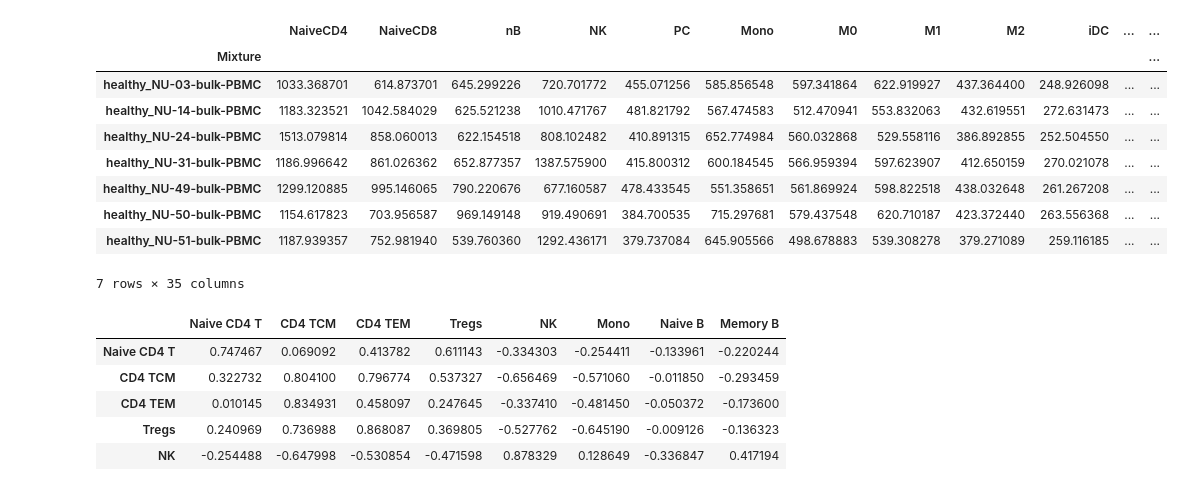
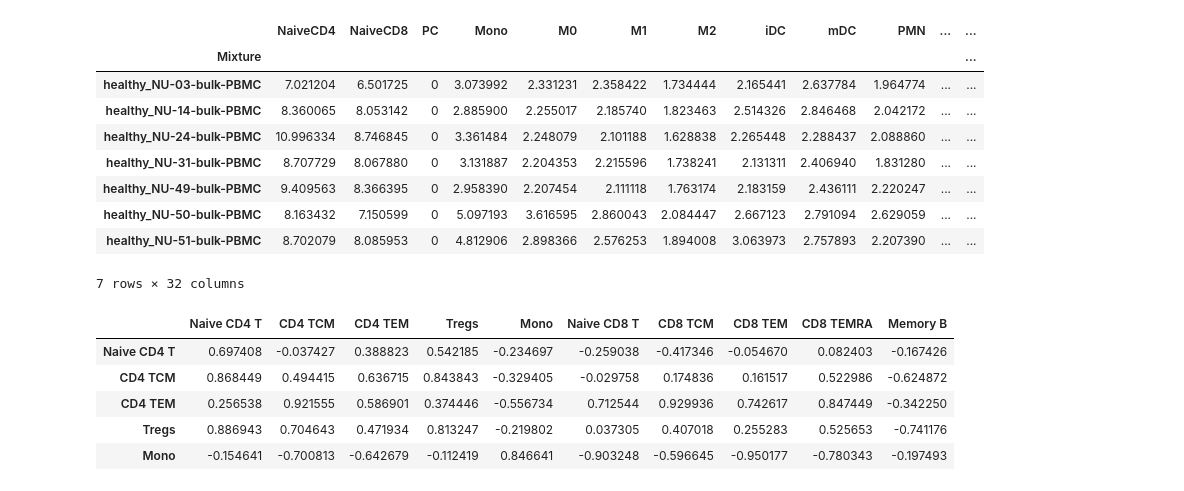
Before and after one commit to Irfanwustl/Research_code, a Jupyter notebook: Bilge/crosscorrelation/cell_correlation_irf.ipynb, the cells around one changed output. Saved outputs shown, nothing was run; the diff lists cells and outputs as text; code cells hidden in the pictures.

```diff
--- a/Bilge/crosscorrelation/cell_correlation_irf.ipynb
+++ b/Bilge/crosscorrelation/cell_correlation_irf.ipynb
@@ -5,27 +5,27 @@ import seaborn as sns
 import numpy as np
 from scipy.stats.mstats import pearsonr, spearmanr
 # %%
-file = '/Users/irffanalahi/Research/Research_update/SoftRD/largerEXP/BL22_tiered_rankedidea/Allct/perctcorr/cross_correlation/try1_flow/ranked_v1_top500'
+file = '/Users/irffanalahi/Research/Research_update/SoftRD/largerEXP/BL22_tiered_rankedidea/cellular_fraction/perctcorr/maxscore_relative/flexible_cross_correlation/Previous_method_TieredV1_NOPC_toy.txt'
 #Cytof
-#orderedcells=['NaiveCD4','cm4', 'em4','Tregs','NK','Mono','NaiveCD8','cm8','em8','ed8', 'nB','mB']
+orderedcells=['NaiveCD4','cm4', 'em4','Tregs','NK','Mono','NaiveCD8','cm8','em8','ed8', 'nB','mB']
 
 #Flow
-orderedcells=['NaiveCD4','cm4', 'em4','Tregs','NK','Mono', 'nB','mB']
+#orderedcells=['NaiveCD4','cm4', 'em4','Tregs','NK','Mono', 'nB','mB']
 data = pd.read_csv(file, sep='\t', index_col=0)
 df = pd.DataFrame(data)
 
 df
 # %% [output]
-|  | NaiveCD4 | NaiveCD8 | nB | NK | PC | Mono | M0 | M1 | M2 | iDC | ... | ... |
+|  | NaiveCD4 | NaiveCD8 | PC | Mono | M0 | M1 | M2 | iDC | mDC | PMN | ... | ... |
 | Mixture |  |  |  |  |  |  |  |  |  |  |  | ... |
-| healthy_NU-03-bulk-PBMC | 1033.368701 | 614.873701 | 645.299226 | 720.701772 | 455.071256 | 585.856548 | 597.341864 | 622.919927 | 437.364400 | 248.926098 | ... | ... |
-| healthy_NU-14-bulk-PBMC | 1183.323521 | 1042.584029 | 625.521238 | 1010.471767 | 481.821792 | 567.474583 | 512.470941 | 553.832063 | 432.619551 | 272.631473 | ... | ... |
-| healthy_NU-24-bulk-PBMC | 1513.079814 | 858.060013 | 622.154518 | 808.102482 | 410.891315 | 652.774984 | 560.032868 | 529.558116 | 386.892855 | 252.504550 | ... | ... |
-| healthy_NU-31-bulk-PBMC | 1186.996642 | 861.026362 | 652.877357 | 1387.575900 | 415.800312 | 600.184545 | 566.959394 | 597.623907 | 412.650159 | 270.021078 | ... | ... |
-| healthy_NU-49-bulk-PBMC | 1299.120885 | 995.146065 | 790.220676 | 677.160587 | 478.433545 | 551.358651 | 561.869924 | 598.822518 | 438.032648 | 261.267208 | ... | ... |
-| healthy_NU-50-bulk-PBMC | 1154.617823 | 703.956587 | 969.149148 | 919.490691 | 384.700535 | 715.297681 | 579.437548 | 620.710187 | 423.372440 | 263.556368 | ... | ... |
-| healthy_NU-51-bulk-PBMC | 1187.939357 | 752.981940 | 539.760360 | 1292.436171 | 379.737084 | 645.905566 | 498.678883 | 539.308278 | 379.271089 | 259.116185 | ... | ... |
+| healthy_NU-03-bulk-PBMC | 7.021204 | 6.501725 | 0 | 3.073992 | 2.331231 | 2.358422 | 1.734444 | 2.165441 | 2.637784 | 1.964774 | ... | ... |
+| healthy_NU-14-bulk-PBMC | 8.360065 | 8.053142 | 0 | 2.885900 | 2.255017 | 2.185740 | 1.823463 | 2.514326 | 2.846468 | 2.042172 | ... | ... |
+| healthy_NU-24-bulk-PBMC | 10.996334 | 8.746845 | 0 | 3.361484 | 2.248079 | 2.101188 | 1.628838 | 2.265448 | 2.288437 | 2.088860 | ... | ... |
+| healthy_NU-31-bulk-PBMC | 8.707729 | 8.067880 | 0 | 3.131887 | 2.204353 | 2.215596 | 1.738241 | 2.131311 | 2.406940 | 1.831280 | ... | ... |
+| healthy_NU-49-bulk-PBMC | 9.409563 | 8.366395 | 0 | 2.958390 | 2.207454 | 2.111118 | 1.763174 | 2.183159 | 2.436111 | 2.220247 | ... | ... |
+| healthy_NU-50-bulk-PBMC | 8.163432 | 7.150599 | 0 | 5.097193 | 3.616595 | 2.860043 | 2.084447 | 2.667123 | 2.791094 | 2.629059 | ... | ... |
+| healthy_NU-51-bulk-PBMC | 8.702079 | 8.085953 | 0 | 4.812906 | 2.898366 | 2.576253 | 1.894008 | 3.063973 | 2.757893 | 2.207390 | ... | ... |
-7 rows × 35 columns
+7 rows × 32 columns
 # %%
 gt = []
 est = []
@@ -57,12 +61,13 @@ standardnamedict={"NaiveCD4": "Naive CD4 T", "NaiveCD8": "Naive CD8 T","CD4": "N
 # %%
+common_cells=intersection(orderedcells, df_pearson.columns)
+if len(common_cells)>0:
+    df_pearson=df_pearson.reindex(orderedcells).dropna(how='all')
+    df_pearson=df_pearson.reindex(orderedcells,axis=1).dropna(how='all', axis=1)
+
+    df_spearman=df_spearman.reindex(orderedcells).dropna(how='all')
+    df_spearman=df_spearman.reindex(orderedcells,axis=1).dropna(how='all', axis=1)
 
 
-
-df_pearson=df_pearson.reindex(orderedcells)
-df_pearson=df_pearson[orderedcells]
-
-df_spearman=df_spearman.reindex(orderedcells)
-df_spearman=df_spearman[orderedcells]
 
 
 
@@ -74,12 +79,12 @@ df_spearman.rename(index=standardnamedict,inplace=True)
 
 df_pearson.head()
 # %% [output]
-|  | Naive CD4 T | CD4 TCM | CD4 TEM | Tregs | NK | Mono | Naive B | Memory B |
-| Naive CD4 T | 0.747467 | 0.069092 | 0.413782 | 0.611143 | -0.334303 | -0.254411 | -0.133961 | -0.220244 |
-| CD4 TCM | 0.322732 | 0.804100 | 0.796774 | 0.537327 | -0.656469 | -0.571060 | -0.011850 | -0.293459 |
-| CD4 TEM | 0.010145 | 0.834931 | 0.458097 | 0.247645 | -0.337410 | -0.481450 | -0.050372 | -0.173600 |
-| Tregs | 0.240969 | 0.736988 | 0.868087 | 0.369805 | -0.527762 | -0.645190 | -0.009126 | -0.136323 |
-| NK | -0.254488 | -0.647998 | -0.530854 | -0.471598 | 0.878329 | 0.128649 | -0.336847 | 0.417194 |
+|  | Naive CD4 T | CD4 TCM | CD4 TEM | Tregs | Mono | Naive CD8 T | CD8 TCM | CD8 TEM | CD8 TEMRA | Memory B |
+| Naive CD4 T | 0.697408 | -0.037427 | 0.388823 | 0.542185 | -0.234697 | -0.259038 | -0.417346 | -0.054670 | 0.082403 | -0.167426 |
+| CD4 TCM | 0.868449 | 0.494415 | 0.636715 | 0.843843 | -0.329405 | -0.029758 | 0.174836 | 0.161517 | 0.522986 | -0.624872 |
+| CD4 TEM | 0.256538 | 0.921555 | 0.586901 | 0.374446 | -0.556734 | 0.712544 | 0.929936 | 0.742617 | 0.847449 | -0.342250 |
+| Tregs | 0.886943 | 0.704643 | 0.471934 | 0.813247 | -0.219802 | 0.037305 | 0.407018 | 0.255283 | 0.525653 | -0.741176 |
+| Mono | -0.154641 | -0.700813 | -0.642679 | -0.112419 | 0.846641 | -0.903248 | -0.596645 | -0.950177 | -0.780343 | -0.197493 |
 # %%
 df_pearson.to_csv(file + '_pearson.txt', sep='\t')
 df_spearman.to_csv(file + '_spearman.txt', sep='\t')
```
Also changed, not shown: parts of 3 cells of this notebook, 40 other files.
